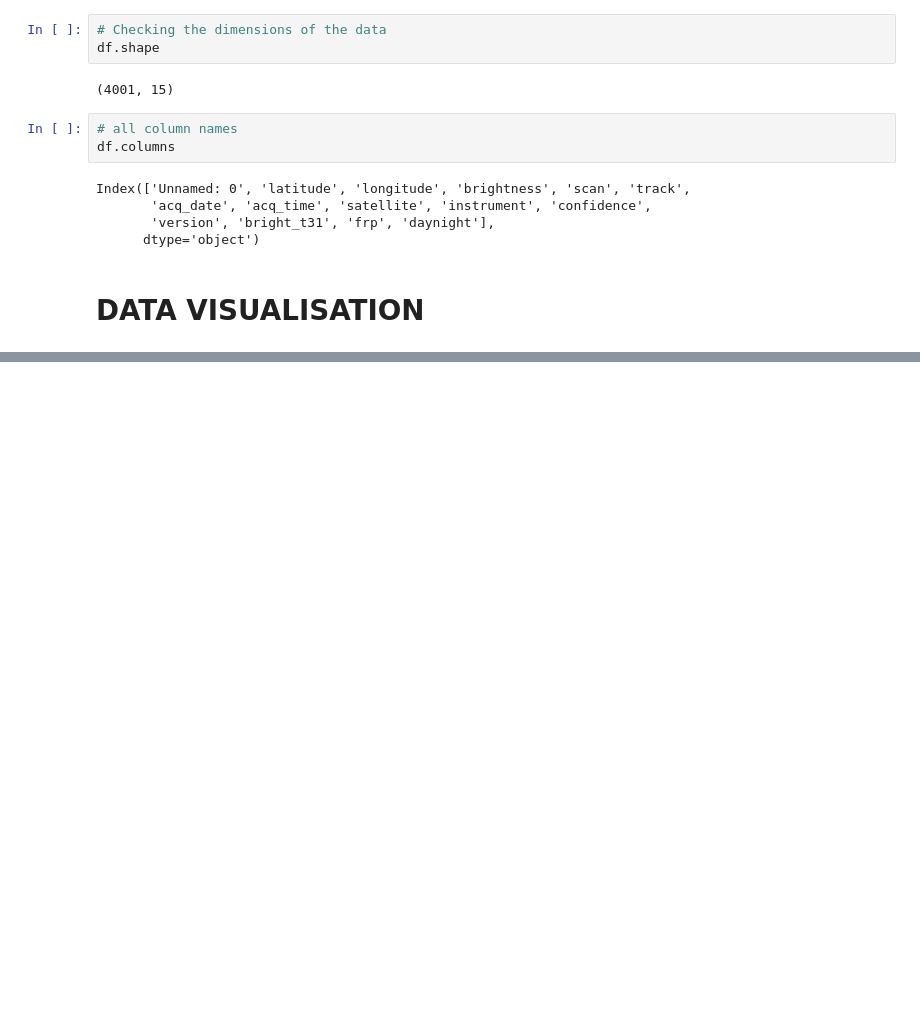
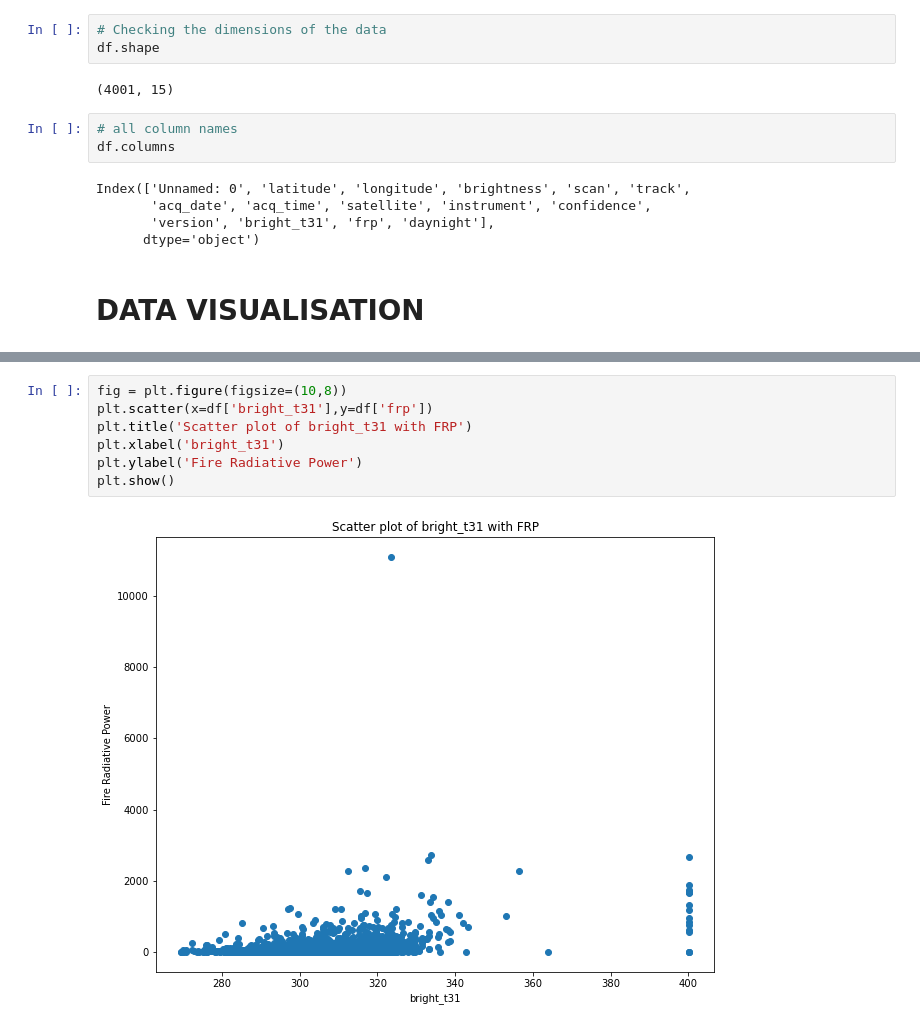
Before and after one commit to bkantwi/linear_regression, a Jupyter notebook: linear regression.ipynb, the cells around one changed output, grey strips where cells are left out. Saved outputs shown, nothing was run; the diff lists cells and outputs as text; blank space fills up the shorter version.

```diff
--- a/linear regression.ipynb
+++ b/linear regression.ipynb
@@ -50,0 +58,9 @@ AttributeError: module 'matplotlib.pyplot' has no attribute 'stlye'
+# %%
+fig = plt.figure(figsize=(10,8))
+plt.scatter(x=df['bright_t31'],y=df['frp'])
+plt.title('Scatter plot of bright_t31 with FRP')
+plt.xlabel('bright_t31')
+plt.ylabel('Fire Radiative Power')
+plt.show()
+# %% [output]
+[figure, added]
```
Also changed, not shown: parts of 8 cells of this notebook.
